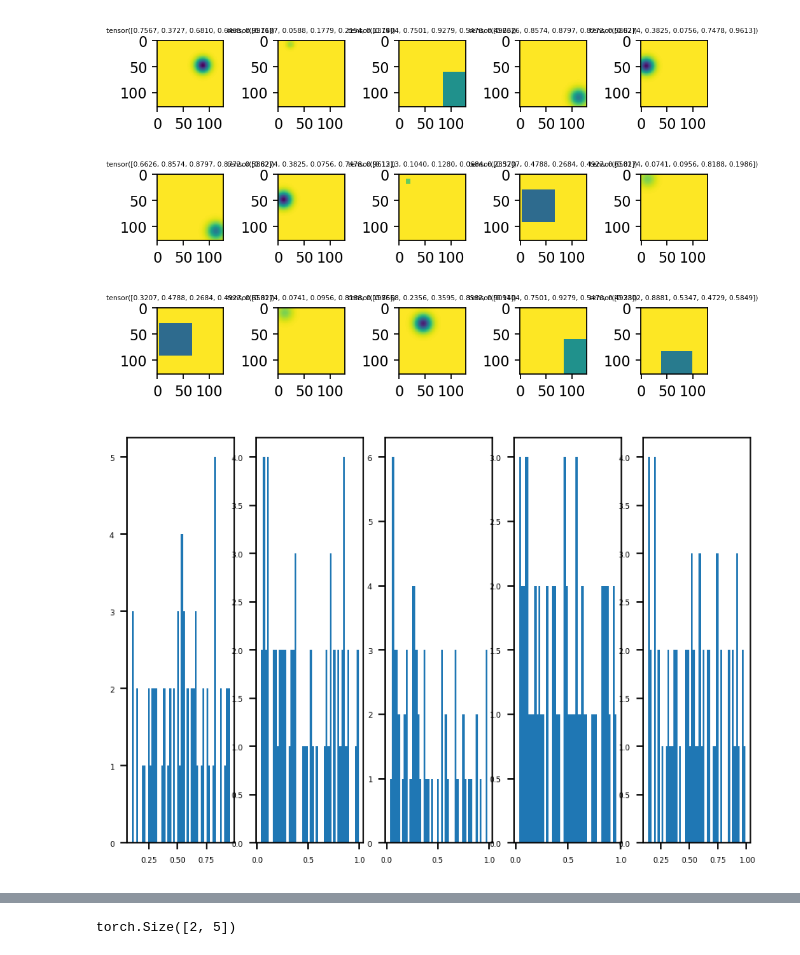
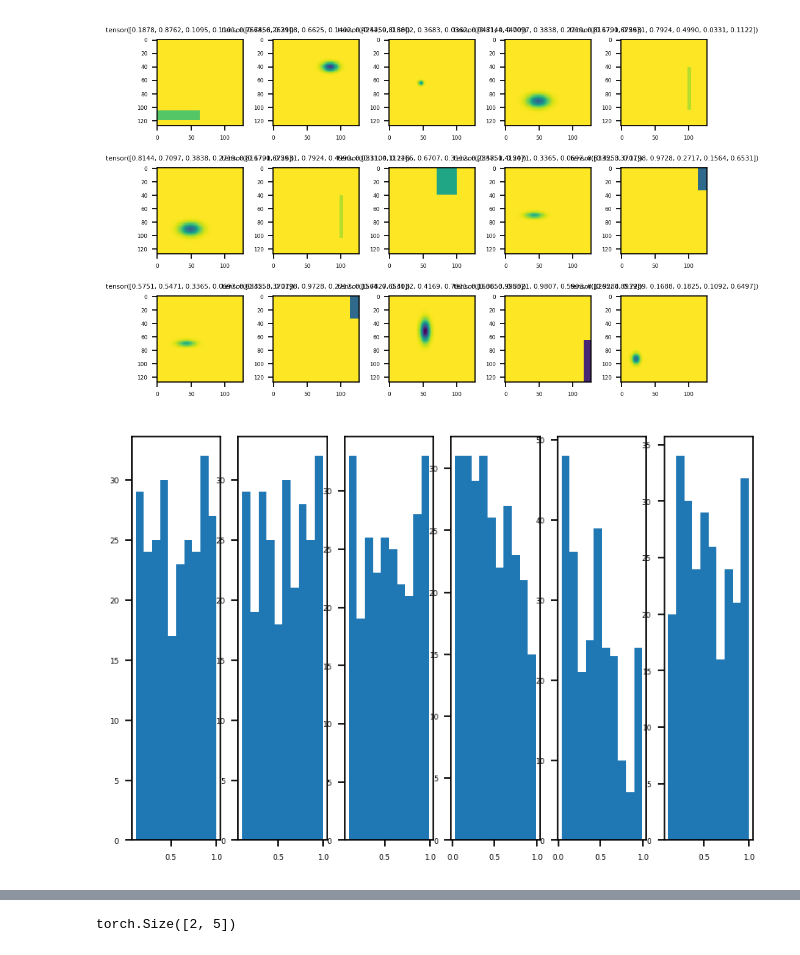
Before and after one commit to tropylium/LearningToPaint, a Jupyter notebook: baseline/renderer_test.ipynb, the cells around one changed output, grey strips where cells are left out. Drawn from its saved outputs; the diff is of its cells as text; code cells hidden in the pictures.

```diff
--- a/baseline/renderer_test.ipynb
+++ b/baseline/renderer_test.ipynb
@@ -16,8 +16,8 @@ import itertools
 import scipy.signal
 # %%
 device = torch.device("cuda")
-batch_size = 64
-gen = get_renderer("squareblur", batch_size).to(device)
+batch_size = 1024
+gen = get_renderer("rectEllipse", batch_size).to(device)
 criterion = get_criterion()
 # %%
 strokes = gen.generate_strokes().to(device)
@@ -36,16 +36,16 @@ for i, j in itertools.product(range(3), range(num_plot)):
 #     plt.colorbar(im, ax=ax)
 plt.show()
 # %% [output]
-[figure, old version]
+[figure, new version]
 # %%
 fig, axes = plt.subplots(1, gen.stroke_size(), dpi=160)
 for i in range(gen.stroke_size()):
     data = strokes[:, i].cpu().numpy()
     ax = axes[i]
-    ax.hist(data, bins=50)
+    ax.hist(data, bins=10)
 plt.show()
 # %% [output]
-[figure, old version]
+[figure, new version]
 # %%
 def load_model(fpath):
     net = FCN(gen.stroke_size())
```
Also changed, not shown: parts of 2 cells of this notebook, 2 other files.
